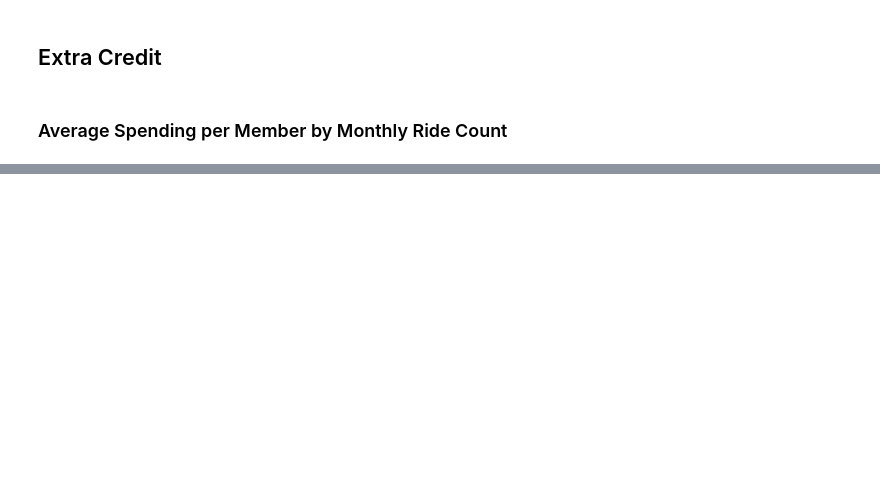
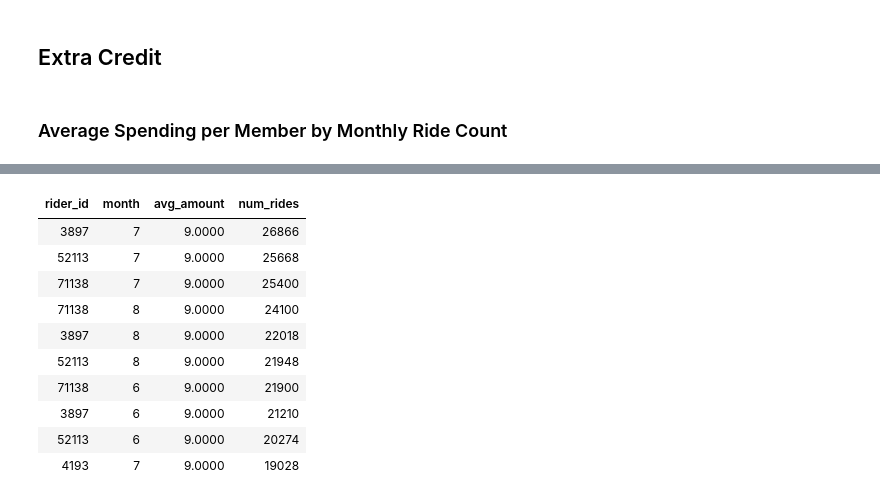
Before and after one commit to IsmaelDawuda/building_an_azure_data_lake_for_bikeshare_data_analytics, a Jupyter notebook: adls_bikeshare_project_IsmaelDawuda.ipynb, the cells around one changed output, grey strips where cells are left out. Drawn from its saved outputs; the diff is of its cells as text; code cells hidden in the pictures; blank space fills up the shorter version.

```diff
--- a/adls_bikeshare_project_IsmaelDawuda.ipynb
+++ b/adls_bikeshare_project_IsmaelDawuda.ipynb
@@ -737,6 +757,6 @@ result_df = trip_df.join(payment_df, 'rider_id')\
 
 # Display title and results
 displayHTML("<h3>Average Spending per Member by Monthly Ride Count</h3>")
-result_df.show()
+display(result_df.limit(10))
 # %% [output]
 Average Spending per Member by Monthly Ride Count
@@ -744,3 +763,14 @@ Average Spending per Member by Monthly Ride Count
+| rider_id | month | avg_amount | num_rides |
+| 3897 | 7 | 9.0000 | 26866 |
+| 52113 | 7 | 9.0000 | 25668 |
+| 71138 | 7 | 9.0000 | 25400 |
+| 71138 | 8 | 9.0000 | 24100 |
+| 3897 | 8 | 9.0000 | 22018 |
+| 52113 | 8 | 9.0000 | 21948 |
+| 71138 | 6 | 9.0000 | 21900 |
+| 3897 | 6 | 9.0000 | 21210 |
+| 52113 | 6 | 9.0000 | 20274 |
+| 4193 | 7 | 9.0000 | 19028 |
 # %%
 # Avg spending per member by monthly bike usage
 result_df = trip_df.join(rider_df, 'rider_id')\
```
Also changed, not shown: parts of 4 cells of this notebook.
